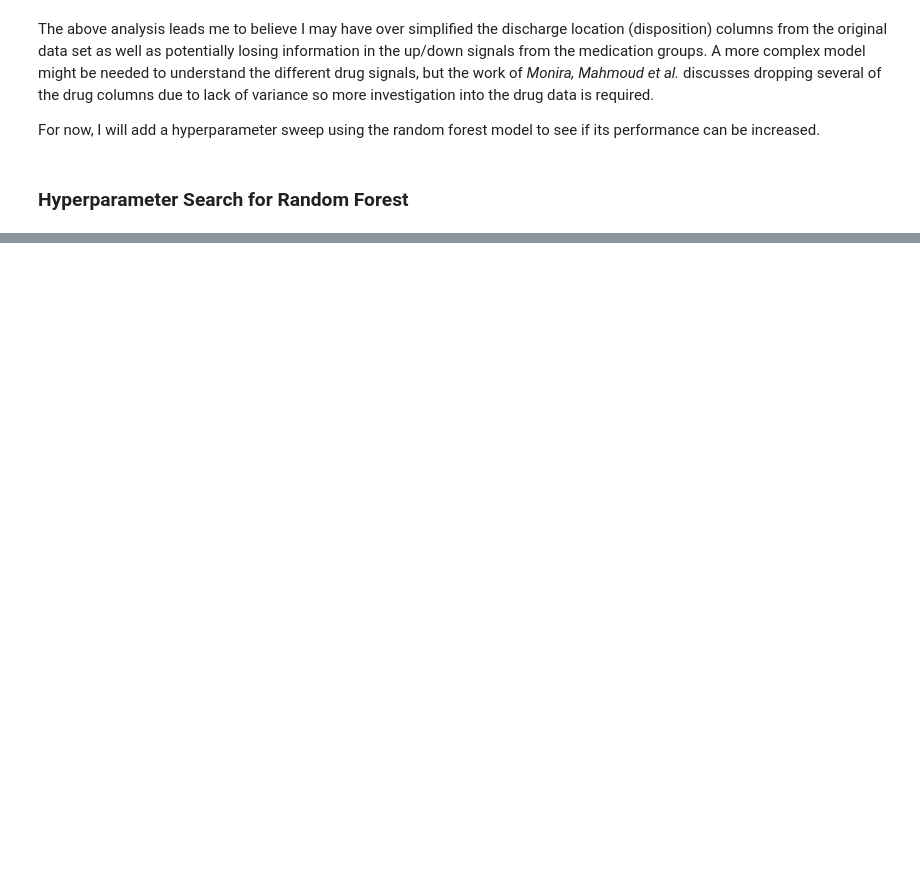
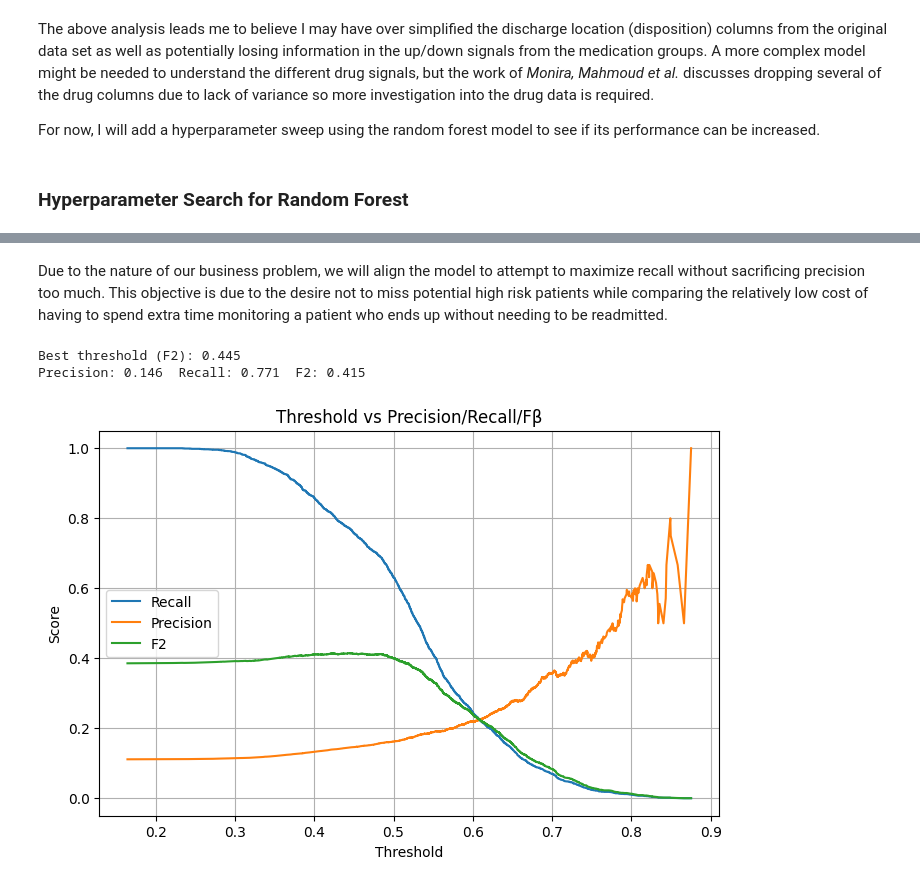
Before and after one commit to meaton96/Eaton_633_Project, a Jupyter notebook: notebooks/02_Random_Forest.ipynb, the cells around one changed output, grey strips where cells are left out. Saved outputs shown, nothing was run; the diff lists cells and outputs as text; code cells hidden in the pictures; blank space fills up the shorter version.

```diff
--- a/notebooks/02_Random_Forest.ipynb
+++ b/notebooks/02_Random_Forest.ipynb
@@ -302,0 +365,38 @@ ROC AUC: 0.658202523741052
+# %% [markdown]
+Due to the nature of our business problem, we will align the model to attempt to maximize recall without sacrificing precision too much. This objective is due to the desire not to miss potential high risk patients while comparing the relatively low cost of having to spend extra time monitoring a patient who ends up without needing to be readmitted.
+# %%
+
+import numpy as np
+import matplotlib.pyplot as plt
+from sklearn.metrics import precision_recall_curve
+
+# sweep thresholds
+precisions, recalls, thresholds = precision_recall_curve(y_test, y_proba)
+
+# calculate F2 (recall-weighted) for each threshold
+beta = 2
+f2_scores = (1 + beta**2) * (precisions * recalls) / ((beta**2 * precisions) + recalls + 1e-10)
+
+# find threshold with best F2
+best_idx = np.argmax(f2_scores)
+best_thresh = thresholds[best_idx]
+print(f"Best threshold (F{beta}): {best_thresh:.3f}")
+print(f"Precision: {precisions[best_idx]:.3f}  Recall: {recalls[best_idx]:.3f}  F{beta}: {f2_scores[best_idx]:.3f}")
+
+# plot everything
+plt.figure(figsize=(8, 5))
+plt.plot(thresholds, recalls[:-1], label="Recall")
+plt.plot(thresholds, precisions[:-1], label="Precision")
+plt.plot(thresholds, f2_scores[:-1], label=f"F{beta}")
+plt.xlabel("Threshold")
+plt.ylabel("Score")
+plt.title("Threshold vs Precision/Recall/Fβ")
+plt.legend()
+plt.grid(True)
+plt.show()
+
+y_pred_custom = (y_proba >= best_thresh).astype(int)
+# %% [output]
+Best threshold (F2): 0.445
+Precision: 0.146  Recall: 0.771  F2: 0.415
+[figure, added]
```
Also changed, not shown: parts of 20 cells of this notebook.
